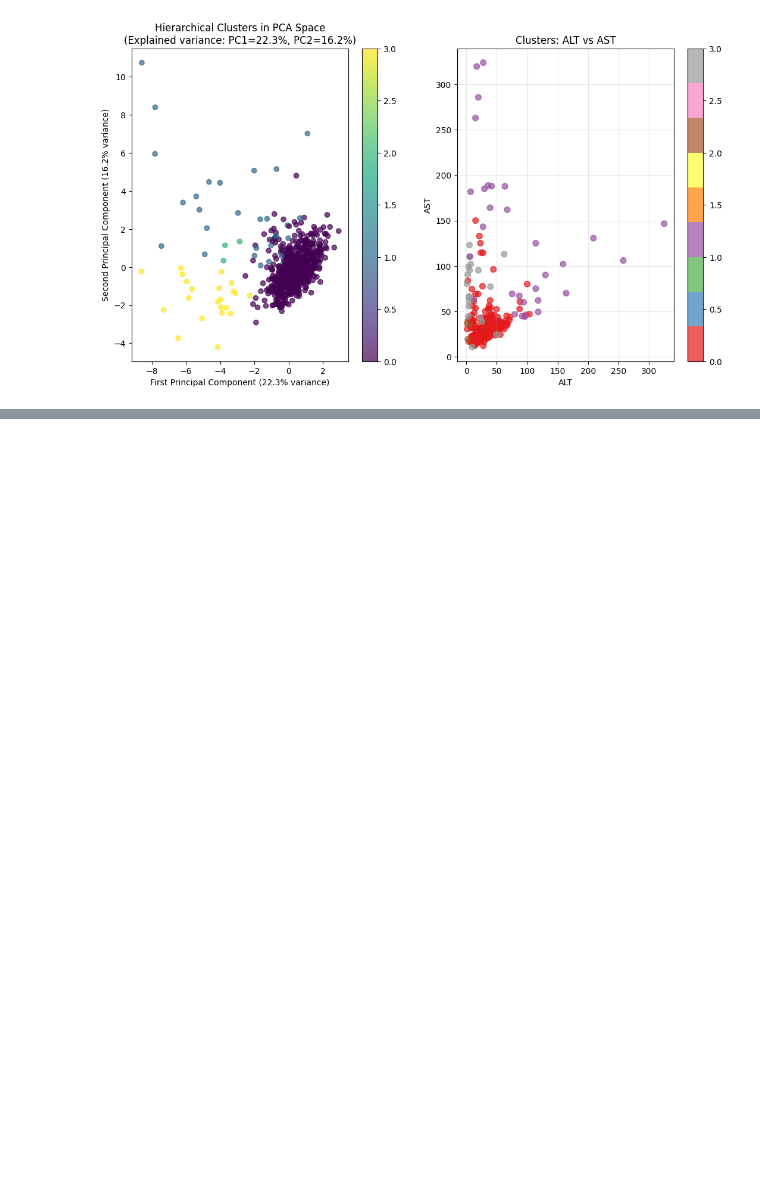
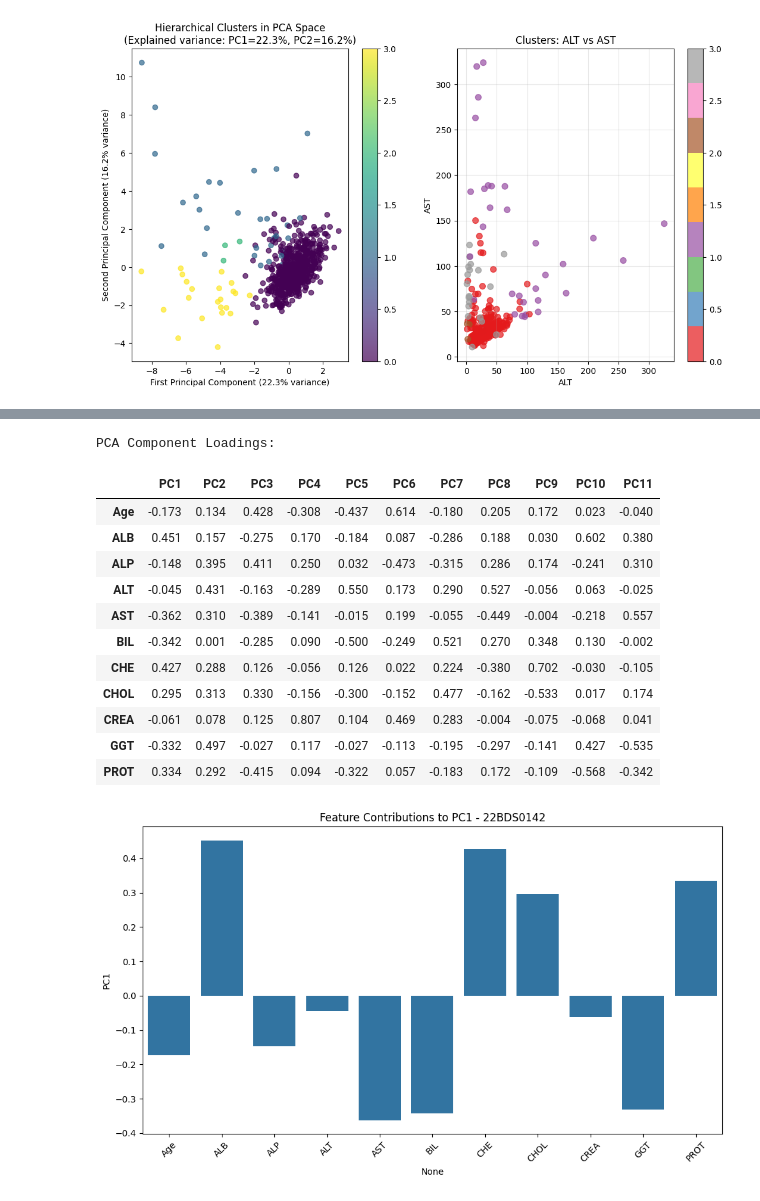
Before and after one commit to bootycurry/eda-assessment, a Jupyter notebook: 22BDS0142.ipynb, the cells around one changed output, grey strips where cells are left out. Saved outputs shown, nothing was run; the diff lists cells and outputs as text; code cells hidden in the pictures; blank space fills up the shorter version.

```diff
--- a/22BDS0142.ipynb
+++ b/22BDS0142.ipynb
@@ -1292,0 +1349,37 @@ plt.grid(True, alpha=0.3)
+# %%
+pca_df = pd.DataFrame(
+    data=pca_result[:, :3],
+    columns=['PC1', 'PC2', 'PC3']
+)
+pca_df.head()
+
+
+loadings = pd.DataFrame(
+    pca.components_.T,
+    columns=[f'PC{i+1}' for i in range(len(pca.components_))],
+    index=pca_features
+)
+print("PCA Component Loadings:")
+display(loadings.round(3))
+
+plt.figure(figsize=(10, 6))
+sns.barplot(x=loadings.index, y=loadings['PC1'])
+plt.title('Feature Contributions to PC1 - 22BDS0142')
+plt.xticks(rotation=45)
+plt.tight_layout()
+plt.show()
+# %% [output]
+PCA Component Loadings:
+|  | PC1 | PC2 | PC3 | PC4 | PC5 | PC6 | PC7 | PC8 | PC9 | PC10 | PC11 |
+| Age | -0.173 | 0.134 | 0.428 | -0.308 | -0.437 | 0.614 | -0.180 | 0.205 | 0.172 | 0.023 | -0.040 |
+| ALB | 0.451 | 0.157 | -0.275 | 0.170 | -0.184 | 0.087 | -0.286 | 0.188 | 0.030 | 0.602 | 0.380 |
+| ALP | -0.148 | 0.395 | 0.411 | 0.250 | 0.032 | -0.473 | -0.315 | 0.286 | 0.174 | -0.241 | 0.310 |
+| ALT | -0.045 | 0.431 | -0.163 | -0.289 | 0.550 | 0.173 | 0.290 | 0.527 | -0.056 | 0.063 | -0.025 |
+| AST | -0.362 | 0.310 | -0.389 | -0.141 | -0.015 | 0.199 | -0.055 | -0.449 | -0.004 | -0.218 | 0.557 |
+| BIL | -0.342 | 0.001 | -0.285 | 0.090 | -0.500 | -0.249 | 0.521 | 0.270 | 0.348 | 0.130 | -0.002 |
+| CHE | 0.427 | 0.288 | 0.126 | -0.056 | 0.126 | 0.022 | 0.224 | -0.380 | 0.702 | -0.030 | -0.105 |
+| CHOL | 0.295 | 0.313 | 0.330 | -0.156 | -0.300 | -0.152 | 0.477 | -0.162 | -0.533 | 0.017 | 0.174 |
+| CREA | -0.061 | 0.078 | 0.125 | 0.807 | 0.104 | 0.469 | 0.283 | -0.004 | -0.075 | -0.068 | 0.041 |
+| GGT | -0.332 | 0.497 | -0.027 | 0.117 | -0.027 | -0.113 | -0.195 | -0.297 | -0.141 | 0.427 | -0.535 |
+| PROT | 0.334 | 0.292 | -0.415 | 0.094 | -0.322 | 0.057 | -0.183 | 0.172 | -0.109 | -0.568 | -0.342 |
+[figure, added]
```
Also changed, not shown: parts of 3 cells of this notebook.
